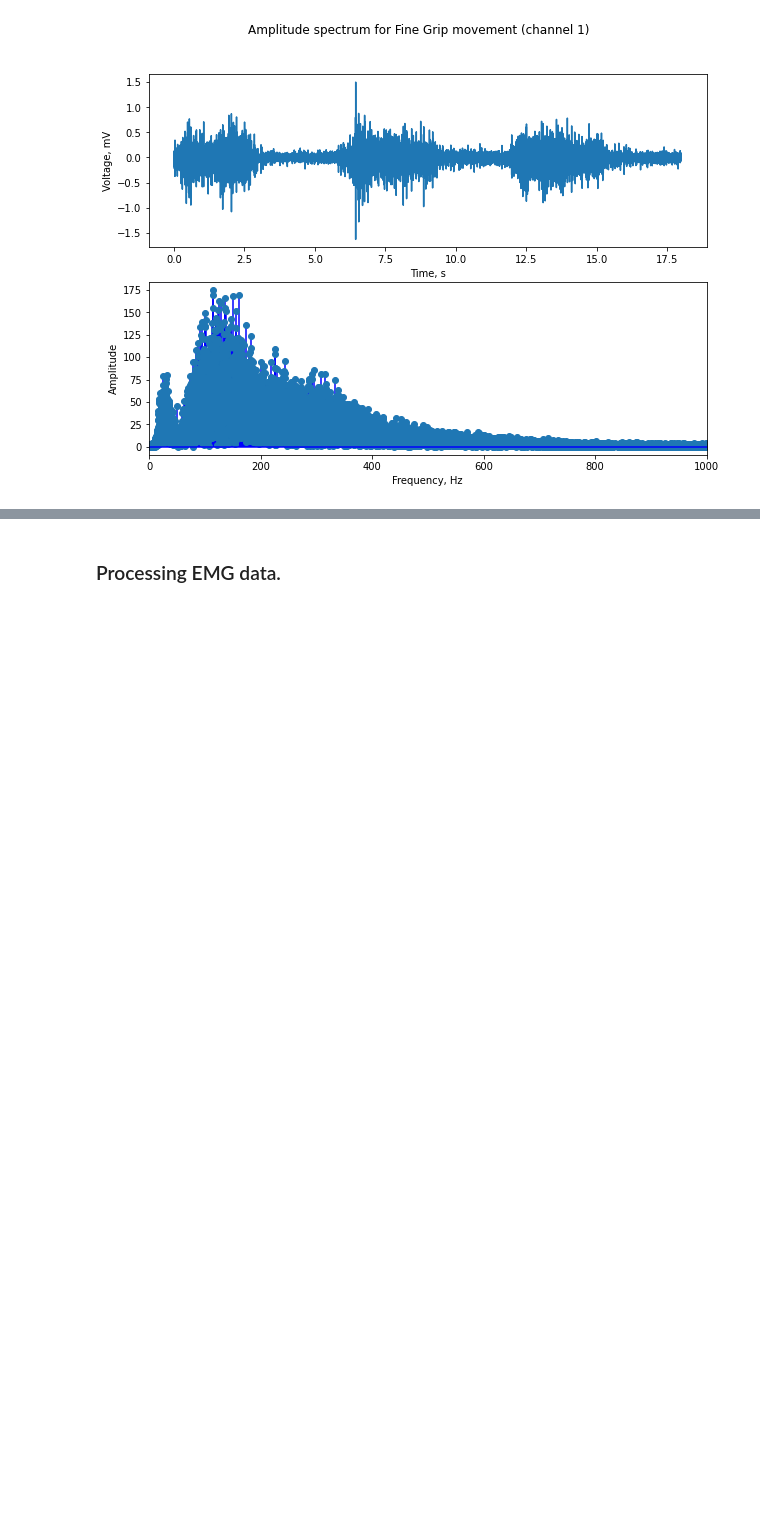
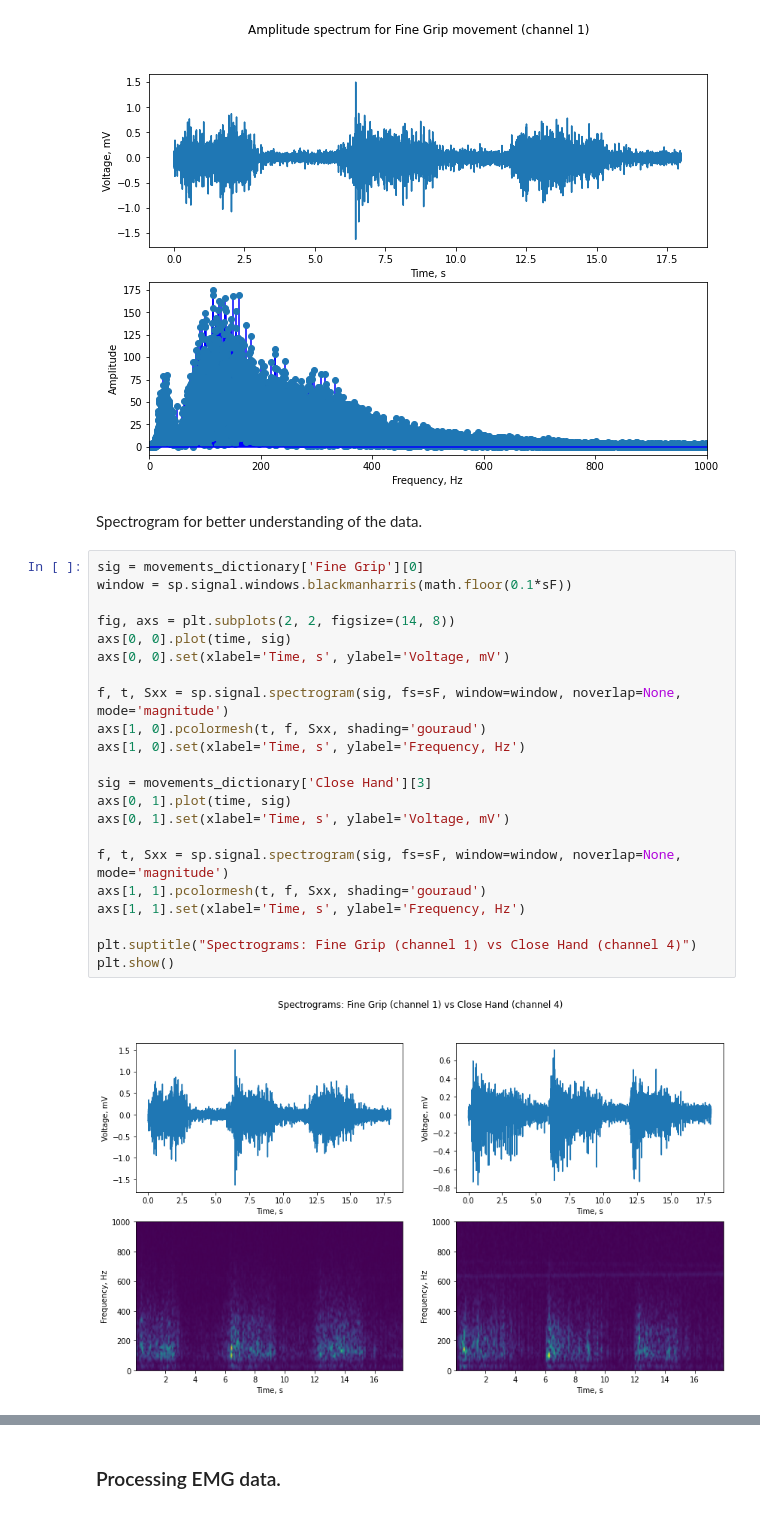
Before and after one commit to dariaomelkina/bionics_project, a Jupyter notebook: src/EMG_processing.ipynb, the cells around one changed output, grey strips where cells are left out. Cells and saved outputs as stored; diff of their text form; blank space fills up the shorter version.

```diff
--- a/src/EMG_processing.ipynb
+++ b/src/EMG_processing.ipynb
@@ -174,3 +160,29 @@ plot_multiple_channel_signal(movements_dictionary['Fine Grip'], time, 'Fine Grip
 plot_signal_amplitude_spectrum(movements_dictionary['Fine Grip'][0], time, 'Amplitude spectrum for Fine Grip movement (channel 1)', sF)
 # %% [output]
 [figure]
+# %% [markdown]
+Spectrogram for better understanding of the data.
+# %%
+sig = movements_dictionary['Fine Grip'][0]
+window = sp.signal.windows.blackmanharris(math.floor(0.1*sF))
+
+fig, axs = plt.subplots(2, 2, figsize=(14, 8))
+axs[0, 0].plot(time, sig)
+axs[0, 0].set(xlabel='Time, s', ylabel='Voltage, mV')
+
+f, t, Sxx = sp.signal.spectrogram(sig, fs=sF, window=window, noverlap=None, mode='magnitude')
+axs[1, 0].pcolormesh(t, f, Sxx, shading='gouraud')
+axs[1, 0].set(xlabel='Time, s', ylabel='Frequency, Hz')
+
+sig = movements_dictionary['Close Hand'][3]
+axs[0, 1].plot(time, sig)
+axs[0, 1].set(xlabel='Time, s', ylabel='Voltage, mV')
+
+f, t, Sxx = sp.signal.spectrogram(sig, fs=sF, window=window, noverlap=None, mode='magnitude')
+axs[1, 1].pcolormesh(t, f, Sxx, shading='gouraud')
+axs[1, 1].set(xlabel='Time, s', ylabel='Frequency, Hz')
+
+plt.suptitle("Spectrograms: Fine Grip (channel 1) vs Close Hand (channel 4)")
+plt.show()
+# %% [output]
+[figure, added]
```
Also changed, not shown: parts of 10 cells of this notebook.
